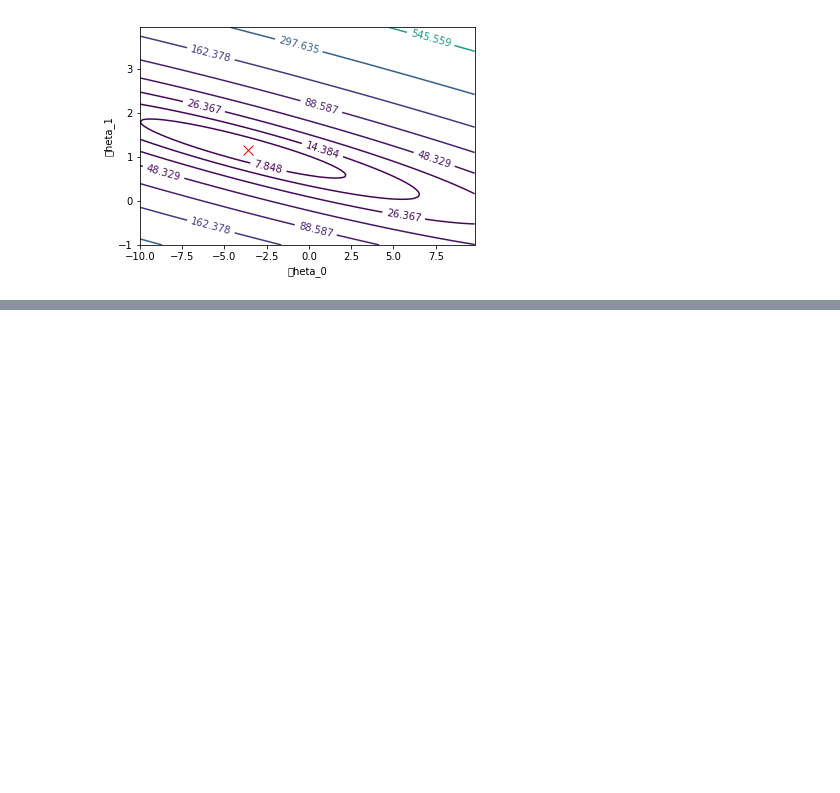
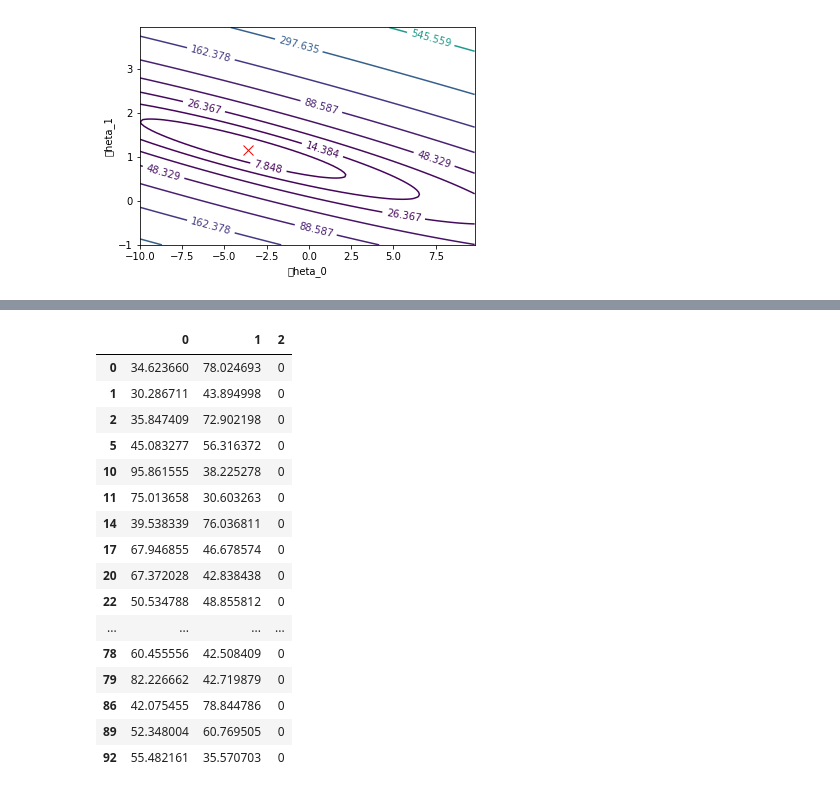
Before and after one commit to ernestyalumni/MLgrabbag, a Jupyter notebook: sklearn_ML.ipynb, the cells around one changed output, grey strips where cells are left out. Cells and saved outputs as stored; diff of their text form; code cells hidden in the pictures; blank space fills up the shorter version.

```diff
--- a/sklearn_ML.ipynb
+++ b/sklearn_ML.ipynb
@@ -429,0 +822,21 @@ plt.show()
+# %%
+# Find Indices of Positive and Negative Examples
+logregdata.loc[ logregdata[2] == 0]
+# %% [output]
+|  | 0 | 1 | 2 |
+| 0 | 34.623660 | 78.024693 | 0 |
+| 1 | 30.286711 | 43.894998 | 0 |
+| 2 | 35.847409 | 72.902198 | 0 |
+| 5 | 45.083277 | 56.316372 | 0 |
+| 10 | 95.861555 | 38.225278 | 0 |
+| 11 | 75.013658 | 30.603263 | 0 |
+| 14 | 39.538339 | 76.036811 | 0 |
+| 17 | 67.946855 | 46.678574 | 0 |
+| 20 | 67.372028 | 42.838438 | 0 |
+| 22 | 50.534788 | 48.855812 | 0 |
+| ... | ... | ... | ... |
+| 78 | 60.455556 | 42.508409 | 0 |
+| 79 | 82.226662 | 42.719879 | 0 |
+| 86 | 42.075455 | 78.844786 | 0 |
+| 89 | 52.348004 | 60.769505 | 0 |
+| 92 | 55.482161 | 35.570703 | 0 |
```
Also changed, not shown: parts of 170 cells of this notebook, 4 other files.
